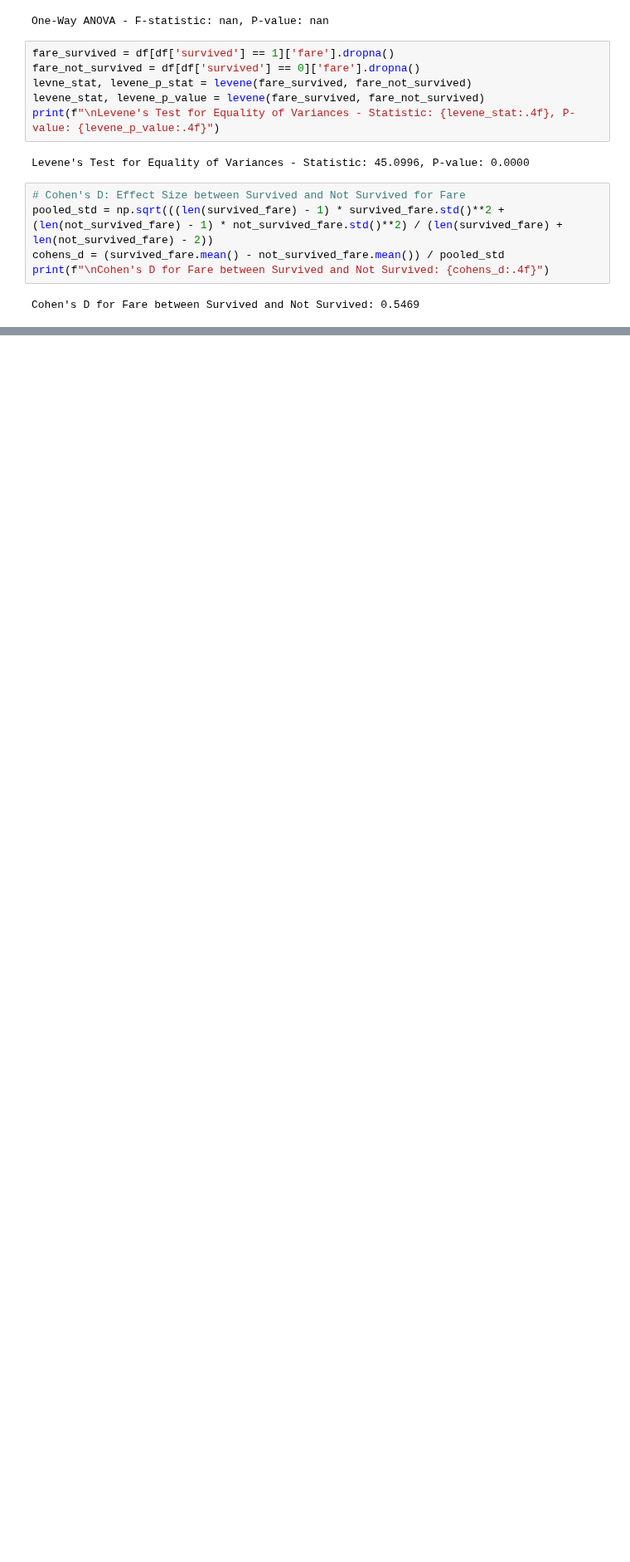
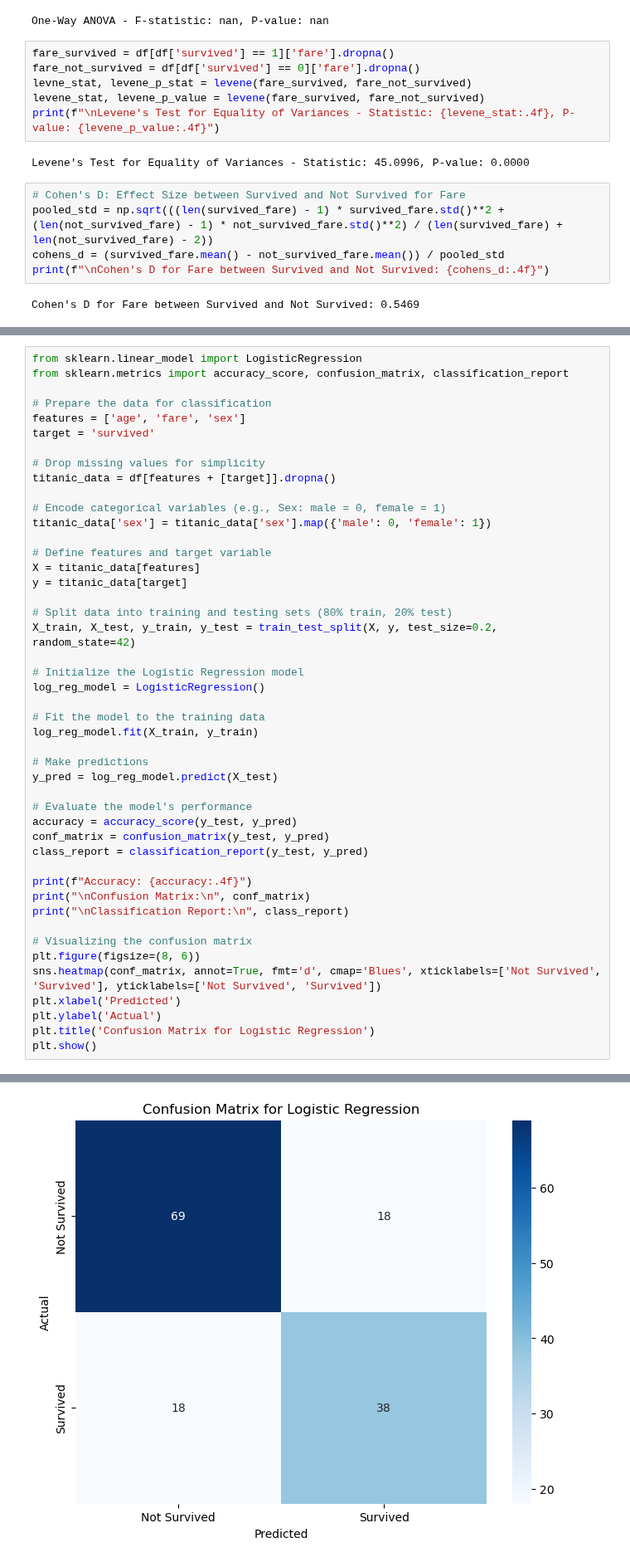
Before and after one commit to keithmmc/appliedstats, a Jupyter notebook: titantic.ipynb, the cells around one changed output, grey strips where cells are left out. Shown at 83% size. Saved outputs shown, nothing was run; the diff lists cells and outputs as text; blank space fills up the shorter version.

```diff
--- a/titantic.ipynb
+++ b/titantic.ipynb
@@ -159,0 +186,47 @@ Bootstrap Confidence Interval for Mean Fare: (28.97, 35.43)
+# %%
+from sklearn.linear_model import LogisticRegression
+from sklearn.metrics import accuracy_score, confusion_matrix, classification_report
+
+# Prepare the data for classification
+features = ['age', 'fare', 'sex']
+target = 'survived'
+
+# Drop missing values for simplicity
+titanic_data = df[features + [target]].dropna()
+
+# Encode categorical variables (e.g., Sex: male = 0, female = 1)
+titanic_data['sex'] = titanic_data['sex'].map({'male': 0, 'female': 1})
+
+# Define features and target variable
+X = titanic_data[features]
+y = titanic_data[target]
+
+# Split data into training and testing sets (80% train, 20% test)
+X_train, X_test, y_train, y_test = train_test_split(X, y, test_size=0.2, random_state=42)
+
+# Initialize the Logistic Regression model
+log_reg_model = LogisticRegression()
+
+# Fit the model to the training data
+log_reg_model.fit(X_train, y_train)
+
+# Make predictions
+y_pred = log_reg_model.predict(X_test)
+
+# Evaluate the model's performance
+accuracy = accuracy_score(y_test, y_pred)
+conf_matrix = confusion_matrix(y_test, y_pred)
+class_report = classification_report(y_test, y_pred)
+
+print(f"Accuracy: {accuracy:.4f}")
+print("\nConfusion Matrix:\n", conf_matrix)
+print("\nClassification Report:\n", class_report)
+
+# Visualizing the confusion matrix
+plt.figure(figsize=(8, 6))
+sns.heatmap(conf_matrix, annot=True, fmt='d', cmap='Blues', xticklabels=['Not Survived', 'Survived'], yticklabels=['Not Survived', 'Survived'])
+plt.xlabel('Predicted')
+plt.ylabel('Actual')
+plt.title('Confusion Matrix for Logistic Regression')
+plt.show()
+# %% [output]
@@ -159,0 +248 @@ Bootstrap Confidence Interval for Mean Fare: (28.97, 35.43)
+[figure, added]
```
Also changed, not shown: parts of 8 cells of this notebook.
